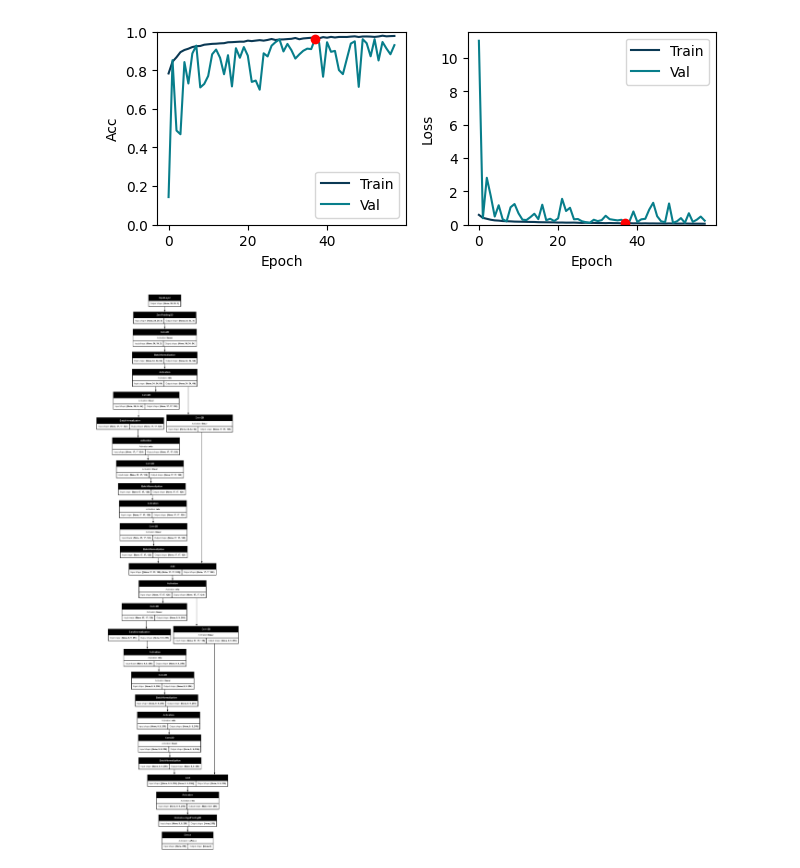
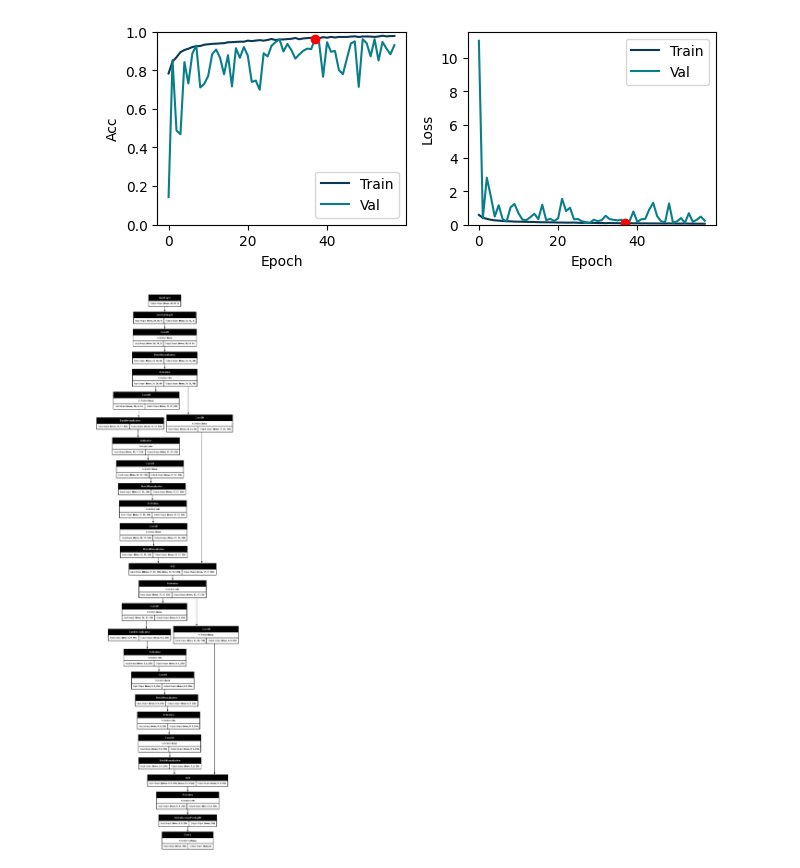
Before and after one commit to TiagoCAAmorim/machine_learning, a Jupyter notebook: Lista03/Lista03_ResNet.ipynb, the cells around one changed output. Saved outputs shown, nothing was run; the diff lists cells and outputs as text; code cells hidden in the pictures.

```diff
--- a/Lista03/Lista03_ResNet.ipynb
+++ b/Lista03/Lista03_ResNet.ipynb
@@ -369,13 +369,13 @@ x = make_ResNet(initial_kernel=(7,7), initial_n_filters=64,
                 n_res_blocks=3, n_layers_per_block=2,
                 optimizer="adam", activation="relu", use_augmentation=False)
 # %%
-def plot_model(model, name):
+def plot_model(model, name, dpi=75):
     name = f'./report/png/{name}.png'
     return keras.utils.plot_model(
         model=model,
         to_file=name,
         show_shapes=True,
-        dpi=75,
+        dpi=dpi,
         show_layer_activations=True)
 # %%
 def save_model(name, model):
@@ -571,9 +567,9 @@ plt.show()
 # %% [output]
 [figure]
 # %%
-plot_model(model=resnet.model(), name='ResNet_model')
+plot_model(model=resnet.model(), name='ResNet_model', dpi=60)
 # %% [output]
-[figure, old version]
+[figure, new version]
 # %%
 resnet.model().summary()
 # %% [output]
```
Also changed, not shown: parts of 6 cells of this notebook, 3 other files.
